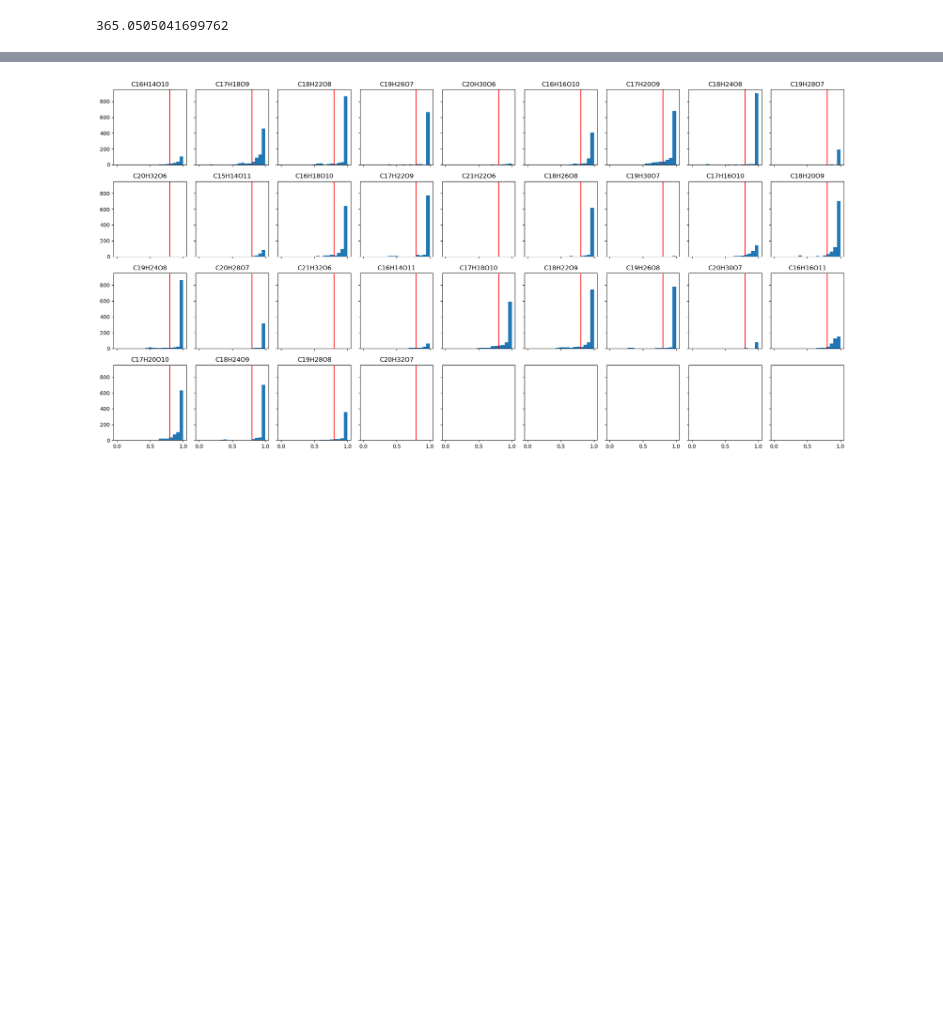
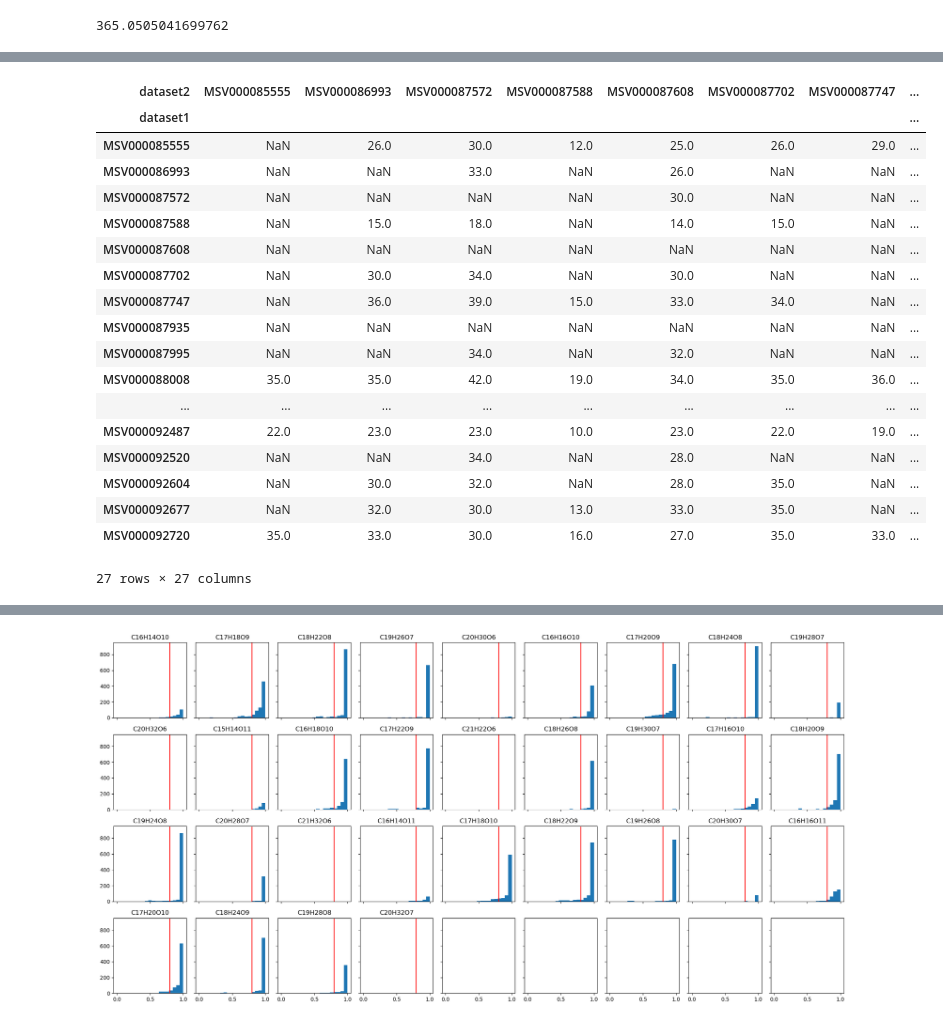
Before and after one commit to biorack/envnet, a Jupyter notebook: carbon_network/use/ms2_similarity_analysis.ipynb, the cells around one changed output, grey strips where cells are left out. Cells and saved outputs as stored; diff of their text form; code cells hidden in the pictures; blank space fills up the shorter version.

```diff
--- a/carbon_network/use/ms2_similarity_analysis.ipynb
+++ b/carbon_network/use/ms2_similarity_analysis.ipynb
@@ -147,0 +214,22 @@ out
+# %%
+out.groupby(['dataset1','dataset2'])['score'].apply(lambda x: sum(x>0.7)).unstack()
+# %% [output]
+| dataset2 | MSV000085555 | MSV000086993 | MSV000087572 | MSV000087588 | MSV000087608 | MSV000087702 | MSV000087747 | ... |
+| dataset1 |  |  |  |  |  |  |  | ... |
+| MSV000085555 | NaN | 26.0 | 30.0 | 12.0 | 25.0 | 26.0 | 29.0 | ... |
+| MSV000086993 | NaN | NaN | 33.0 | NaN | 26.0 | NaN | NaN | ... |
+| MSV000087572 | NaN | NaN | NaN | NaN | 30.0 | NaN | NaN | ... |
+| MSV000087588 | NaN | 15.0 | 18.0 | NaN | 14.0 | 15.0 | NaN | ... |
+| MSV000087608 | NaN | NaN | NaN | NaN | NaN | NaN | NaN | ... |
+| MSV000087702 | NaN | 30.0 | 34.0 | NaN | 30.0 | NaN | NaN | ... |
+| MSV000087747 | NaN | 36.0 | 39.0 | 15.0 | 33.0 | 34.0 | NaN | ... |
+| MSV000087935 | NaN | NaN | NaN | NaN | NaN | NaN | NaN | ... |
+| MSV000087995 | NaN | NaN | 34.0 | NaN | 32.0 | NaN | NaN | ... |
+| MSV000088008 | 35.0 | 35.0 | 42.0 | 19.0 | 34.0 | 35.0 | 36.0 | ... |
+| ... | ... | ... | ... | ... | ... | ... | ... | ... |
+| MSV000092487 | 22.0 | 23.0 | 23.0 | 10.0 | 23.0 | 22.0 | 19.0 | ... |
+| MSV000092520 | NaN | NaN | 34.0 | NaN | 28.0 | NaN | NaN | ... |
+| MSV000092604 | NaN | 30.0 | 32.0 | NaN | 28.0 | 35.0 | NaN | ... |
+| MSV000092677 | NaN | 32.0 | 30.0 | 13.0 | 33.0 | 35.0 | NaN | ... |
+| MSV000092720 | 35.0 | 33.0 | 30.0 | 16.0 | 27.0 | 35.0 | 33.0 | ... |
+27 rows × 27 columns
```
Also changed, not shown: parts of 18 cells of this notebook, 6 other files.
